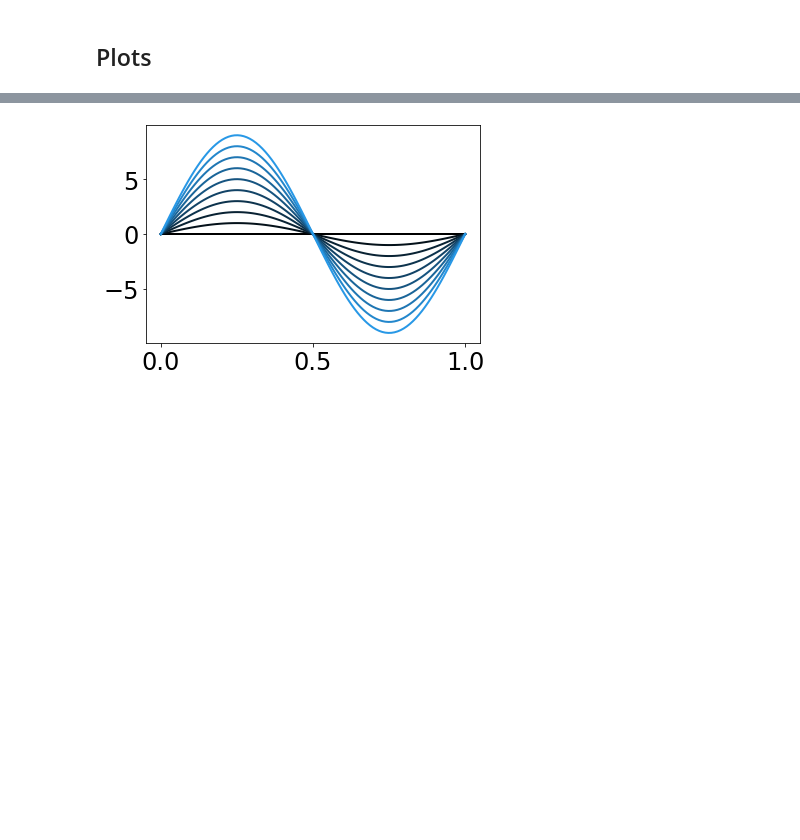
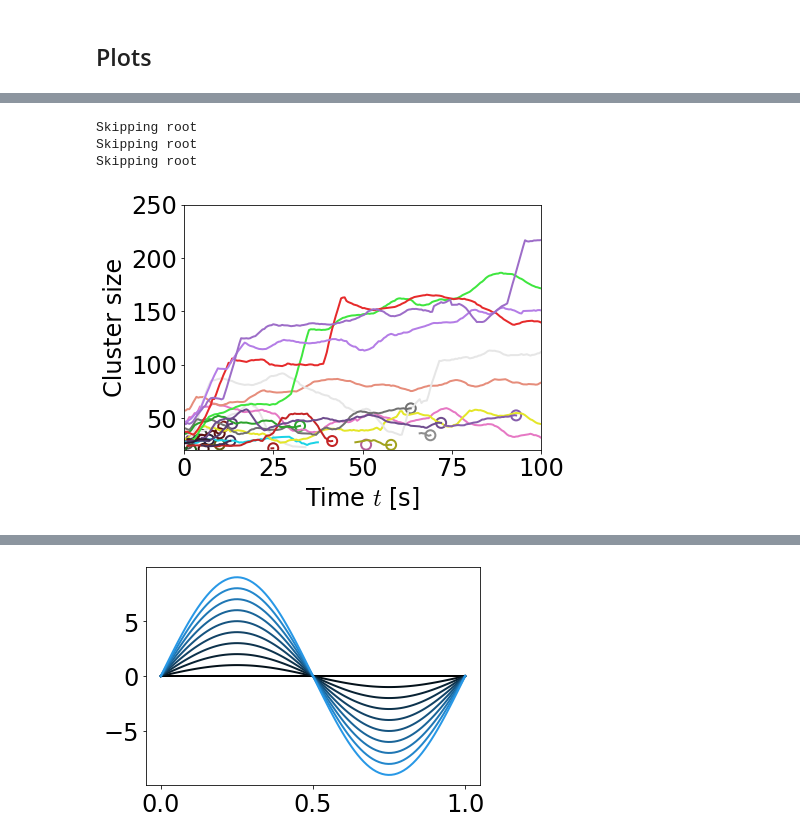
Before and after one commit to palladio11/aLENS_analysis, a Jupyter notebook: notebooks/chromatin_notebooks/Dyn_cond_figs/Figure3.ipynb, the cells around one changed output, grey strips where cells are left out. Saved outputs shown, nothing was run; the diff lists cells and outputs as text; code cells hidden in the pictures; blank space fills up the shorter version.

```diff
--- a/notebooks/chromatin_notebooks/Dyn_cond_figs/Figure3.ipynb
+++ b/notebooks/chromatin_notebooks/Dyn_cond_figs/Figure3.ipynb
@@ -375,3 +380,72 @@ Skipping root
+# %%
+cluster_similarity_threshold = .4
+nskip = 10 # Time snapshot skips for cluster finding. = 10 secs
+vmax = 40 # Max colorbar value in kymographs
+tree_length = 30 # min length of a cluster tree in time snapshots. = 15 sec
+part_min = 40
+# tableau10_colors = iter(cycle(plt.cm.tab10.colors))
+
+
+data_path = ceph_path / "DynCondPaper/23-10-20_aLc1_slice8.7._line1600_Pin1-13um_2xKe.1-300_ks100"
+sim_path = data_path / "simulations/Ke100_Pin5.0um/"
+
+h5_clust_file = sim_path / 'analysis/cluster_analysis.h5'
+with h5py.File(h5_clust_file, 'r') as h5_data:
+    cluster_grp = h5_data['clusters']
+    time_arr = h5_data['time'][...]
+    time_grp_list = sorted(cluster_grp.values(), key=lambda x: x.attrs['time'])
+    clusters = []
+
+    for tg in time_grp_list:
+        clust_grp = [cla.Cluster(h5_data = c) for c in tg.values()]
+        # clust_grp = [clust for clust in clust_grp if len(clust.part_ids) > part_min]
+        clusters += [[cla.Cluster(h5_data = c) for c in tg.values()]]
+
+# Cluster tree
+root_clusters = cla.find_descendants(clusters, thresh=cluster_similarity_threshold, nskip=nskip)
+
+trees = []
+tree_id_gen = aa.helpers.gen_id()
+for root in root_clusters:
+    tree = cla.ClusterTree(next(tree_id_gen))
+    tree.add_recursive(root)
+    trees += [tree]
+
+fig, axarr = plt.subplots(1,1, figsize=(7, 5.0))
+from scipy.ndimage.filters import uniform_filter1d
+
+tableau10_colors = iter(cycle(plt.cm.tab10.colors))
+
+merge_events = 0
+time_list = []
+for tree, color in zip(trees, tableau10_colors):
+    if len(tree.clusters) < tree_length:
+        continue
+    branch_roots = tree.get_branch_roots()
+    base_color_hsv = mcolors.rgb_to_hsv(color)
+    base_color_hsv[2] = .9
+    color_step = .8 / len(branch_roots)
+
+    tree.update_branch_roots()
+    branch_roots = tree.get_branch_roots()
+    merge_events += len(branch_roots)
+    time_list += plot_branches(axarr, time_arr, branch_roots, color=color)
+
+_ = axarr.set_xlabel('Time $t$ [s]')
+_ = axarr.set_ylabel('Cluster size')
+# _ = axarr.set_xscale('log')
+# _ = axarr.set_xlim(0.5, 600)
+_ = axarr.set_xlim(0, 100)
+_ = axarr.set_ylim(20, 250)
+
+
+fig.tight_layout()
+fig.savefig('Figure3/branch_size_inset.png', dpi=600, bbox_inches='tight')
+# %% [output]
+Skipping root
+Skipping root
+Skipping root
+[figure, added]
 # %%
 # Total events
 end_time = 600
```
Also changed, not shown: parts of 4 cells of this notebook, 8 other files.
